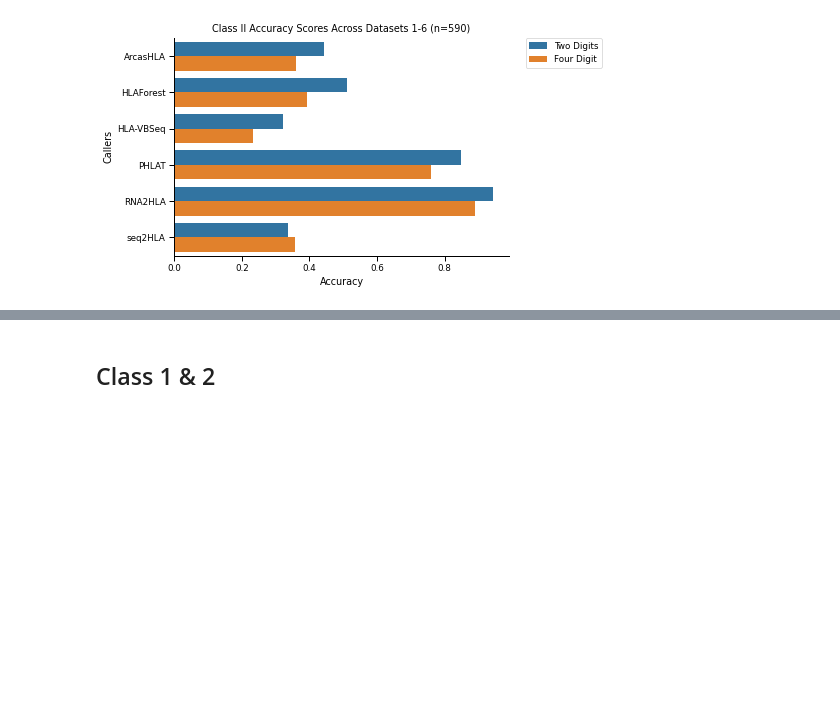
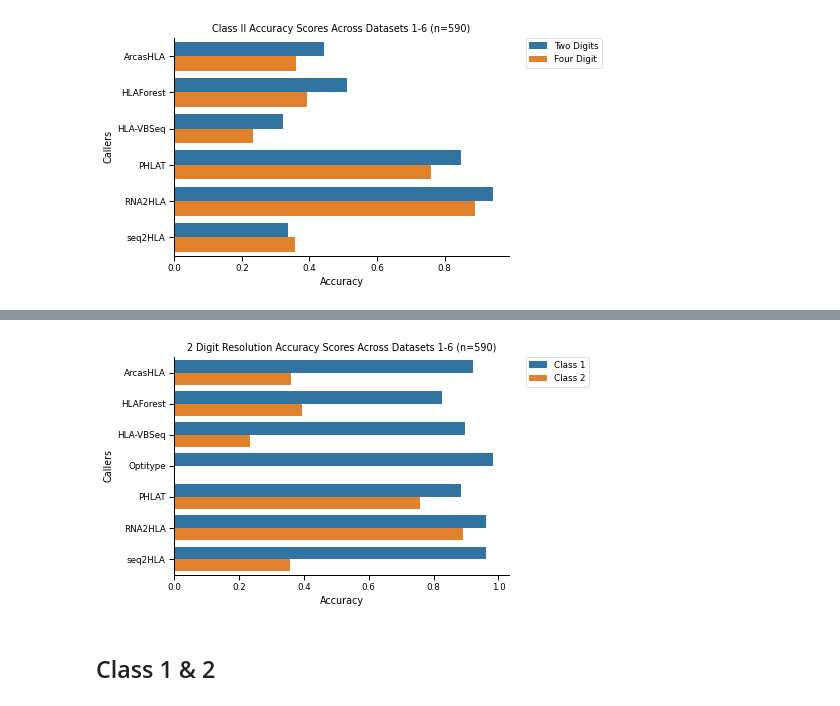
Before and after one commit to ydottie/hlaproject, a Jupyter notebook: notebooks/FINAL_accuracy_all_datasets.ipynb, the cells around one changed output, grey strips where cells are left out. Drawn from its saved outputs; the diff is of its cells as text; code cells hidden in the pictures; blank space fills up the shorter version.

```diff
--- a/notebooks/FINAL_accuracy_all_datasets.ipynb
+++ b/notebooks/FINAL_accuracy_all_datasets.ipynb
@@ -1964,3 +2044,31 @@ plt.savefig('../Figures/class2_accuracy.png',bbox_inches ="tight",dpi=300)
+# %%
+sns.set_context("paper")
+sns.color_palette("pastel")
+ax=sns.barplot(x='Value',y='Callers', hue='Class', data=df_classes.loc[df_classes['Variable'] == 'Two Digits'])
+ax.set_yticklabels(['ArcasHLA', 'HLAForest','HLA-VBSeq','Optitype','PHLAT','RNA2HLA','seq2HLA'])
+#['arcas', 'hlaforest', 'hlavbseq', 'optitype', 'phlat', 'rna2hla', 'seq2hla']
+# Put the legend out of the figure
+ax.set_ylabel("Callers")
+ax.set_xlabel("Accuracy")
+ax.set_title("2 Digit Resolution Accuracy Scores Across Datasets 1-6 (n=590)")
+plt.legend(bbox_to_anchor=(1.05, 1), loc=2, borderaxespad=0.)
+sns.despine()
+plt.savefig('../Figures/2dig_accuracy.png',bbox_inches ="tight",dpi=300)
+# %%
+sns.set_context("paper")
+sns.color_palette("pastel")
+ax=sns.barplot(x='Value',y='Callers', hue='Class', data=df_classes.loc[df_classes['Variable'] == 'Four Digit'])
+ax.set_yticklabels(['ArcasHLA', 'HLAForest','HLA-VBSeq','Optitype','PHLAT','RNA2HLA','seq2HLA'])
+#['arcas', 'hlaforest', 'hlavbseq', 'optitype', 'phlat', 'rna2hla', 'seq2hla']
+# Put the legend out of the figure
+ax.set_ylabel("Callers")
+ax.set_xlabel("Accuracy")
+ax.set_title("2 Digit Resolution Accuracy Scores Across Datasets 1-6 (n=590)")
+plt.legend(bbox_to_anchor=(1.05, 1), loc=2, borderaxespad=0.)
+sns.despine()
+plt.savefig('../Figures/4dig_accuracy.png',bbox_inches ="tight",dpi=300)
+# %% [output]
+[figure, added]
 # %% [markdown]
 ## Class 1 & 2
 # %%
```
Also changed, not shown: parts of 12 cells of this notebook, 2 other files.
